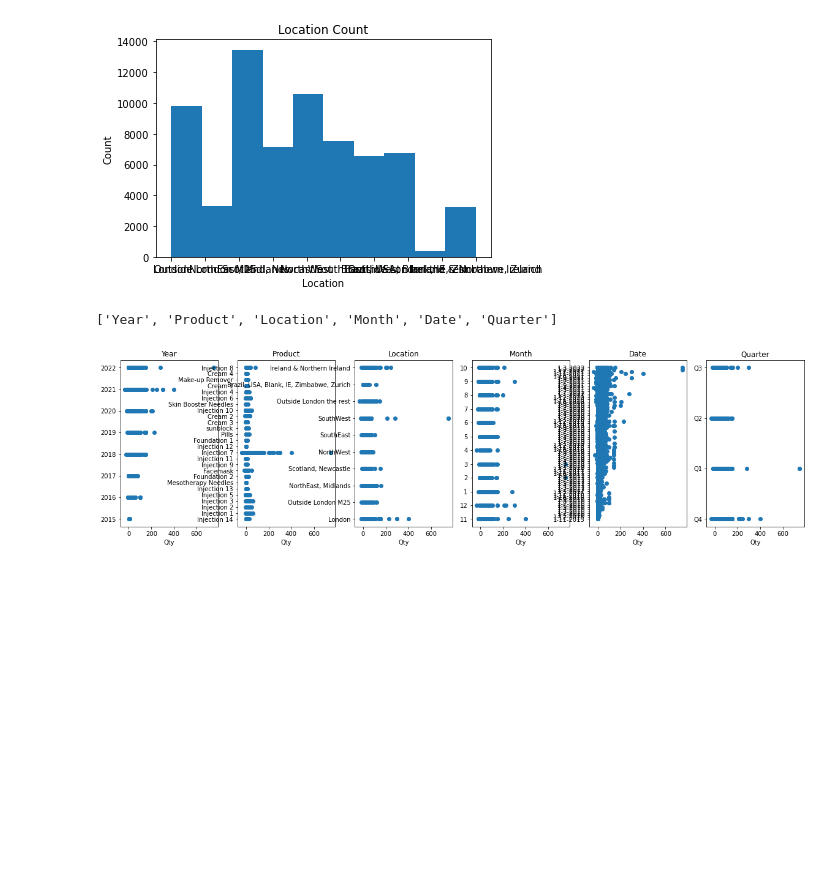
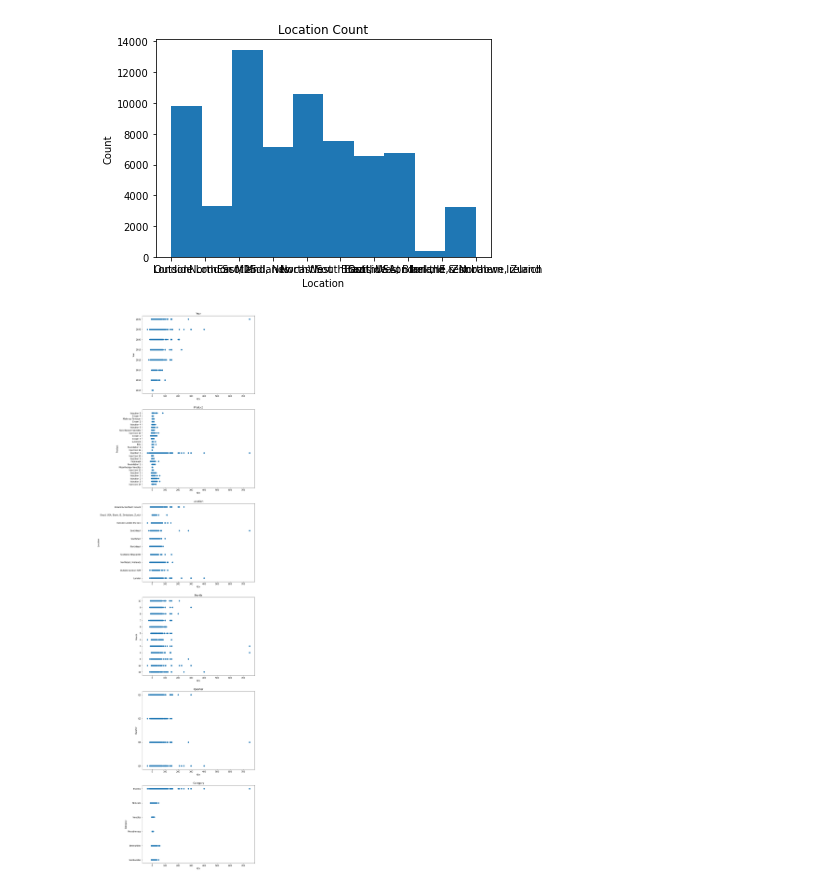
Before and after one commit to Rushayeal/Dissertation, a Jupyter notebook: Source/Rushayeal-Forecasting.ipynb, the cells around one changed output. Saved outputs shown, nothing was run; the diff lists cells and outputs as text; code cells hidden in the pictures; blank space fills up the shorter version.

Commit message:
Data Cleaning & Regression
Data Cleaning almost completed
(To change only he NaN values to no company)
Regression started.

```diff
--- a/Source/Rushayeal-Forecasting.ipynb
+++ b/Source/Rushayeal-Forecasting.ipynb
@@ -356 +452,9 @@ compName = df_sales['Comp.Name'].unique()
+# %%
+resultComp = {}
+for i in range (0, len(compName)):
+    if compName[i]==compName[i]:
+        resultComp[compName[i]] = "Company " + str(i+1)
+#print(result)
+# %%
+df_sales.replace({'Comp.Name':resultComp}, inplace=True)
 # %%
@@ -372,4 +476,11 @@ pharmacyName = df_sales['Pharmacy'].unique()
 ['Direct Sales' 'Church Pharmacy' 'Intravita' 'Springpharm' 'Wigmore'
  'Millennium' 'Mediva' 'John Bannon - Ireland' 'Healthxchange Uk'
  'Healthxchange Ireland' 'John Bannon Uk']
+# %%
+resultPharm = {}
+for i in range (0, len(pharmacyName)):
+    resultPharm[pharmacyName[i]] = "Pharmacy " + str(i+1)
+#print(result)
+# %%
+df_sales.replace({'Pharmacy':resultPharm}, inplace=True)
 # %%
@@ -392,28 +523,18 @@ plt.title("Location Count")
 # %% [output]
 Text(0.5, 1.0, 'Location Count')
 [figure]
-# %%
-columns = list(df_sales.columns)
-
-columns.remove('Data entry date')
-columns.remove('Pharmacy')
-columns.remove('Month-Year')
-columns.remove('Year-Quarter')
-columns.remove('Cust.Name')
-columns.remove('Comp.Name')
-columns.remove('Qty')
-columns.remove('Area Code')
-columns.remove('Code')
-print(columns)
-
-fig, ax = plt.subplots(1, len(columns), figsize = (20, 5))
-
-for idx, col in enumerate(columns, 0):
-    ax[idx].plot(df_sales['Qty'], df_sales[col], 'o')
-    ax[idx].set_xlabel('Qty')
-    ax[idx].set_title(col)
-
-plt.show()
-# %% [output]
-['Year', 'Product', 'Location', 'Month', 'Date', 'Quarter']
-[figure, removed]
+# %%
+features = ['Year', 'Product', 'Location', 'Month', 'Quarter', 'Category']
+
+fig, ax = plt.subplots(len(features), 1, figsize = (10, 50))
+
+for i in range(0, len(features)):
+#for idx, col in enumerate(features, 0):
+    ax[i].plot(df_sales['Qty'], df_sales[features[i]], 'o')
+    ax[i].set_xlabel('Qty')
+    ax[i].set_ylabel(features[i])
+    ax[i].set_title(features[i])
+
+plt.show()
+# %% [output]
+[figure, added]
```
Also changed, not shown: parts of 20 cells of this notebook, 3 other files.
